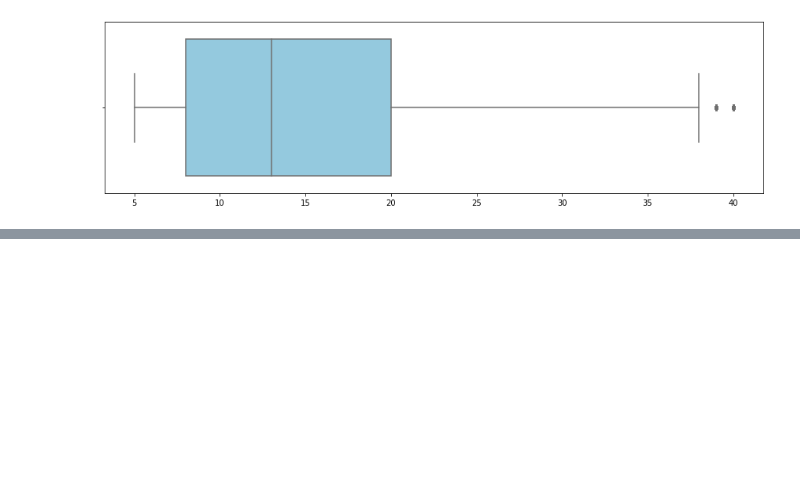
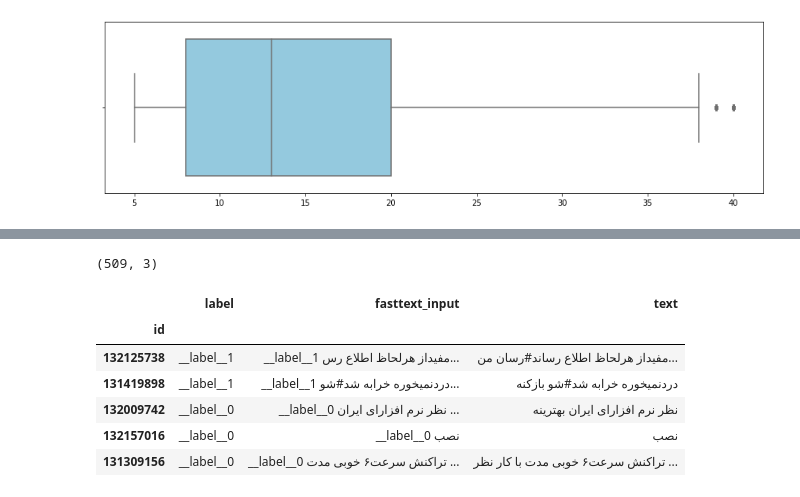
Before and after one commit to AmirHoseein99/Persian_NLP_Task, a Jupyter notebook: NLP_Task.ipynb, the cells around one changed output, grey strips where cells are left out. Saved outputs shown, nothing was run; the diff lists cells and outputs as text; code cells hidden in the pictures; blank space fills up the shorter version.

```diff
--- a/NLP_Task.ipynb
+++ b/NLP_Task.ipynb
@@ -3181,6 +3227,6 @@ max lenght: 40, min length: 5, average length: 15
 25th percentile: 8.0, 50th percentile: 13.0, 75th percentile: 21.0
 [figure]
 # %%
-labeled_data["text"] = labeled_data.text.apply(lambda x : x if len(x.strip(" ")) < 20 else None)
+labeled_data["text"] = labeled_data.text.apply(lambda x : x if len(x.split()) < 20 else None)
 np.sum(labeled_data.isna())
 # %% [output]
@@ -3223,0 +3309,16 @@ print(unlabeled_data.shape)
+# %%
+ft_test_data = pd.DataFrame()
+ft_test_data['label'] = "__label__" + test['label'].astype('str')
+ft_test_data['fasttext_input'] =ft_test_data['label'] + ' ' + test['text']
+ft_test_data['text'] =  test['text']
+print(ft_test_data.shape)
+ft_test_data.head()
+# %% [output]
+(509, 3)
+|  | label | fasttext_input | text |
+| id |  |  |  |
+| 132125738 | __label__1 | __label__1 مفیداز هرلحاظ اطلاع رس... | مفیداز هرلحاظ اطلاع رساند#رسان من... |
+| 131419898 | __label__1 | __label__1 دردنمیخوره خرابه شد#شو... | دردنمیخوره خرابه شد#شو بازکنه |
+| 132009742 | __label__0 | __label__0 نظر نرم افزارای ایران ... | نظر نرم افزارای ایران بهترینه |
+| 132157016 | __label__0 | __label__0 نصب | نصب |
+| 131309156 | __label__0 | __label__0 تراکنش سرعت۶ خوبی مدت ... | تراکنش سرعت۶ خوبی مدت با کار نظر ... |
```
Also changed, not shown: parts of 23 cells of this notebook.
